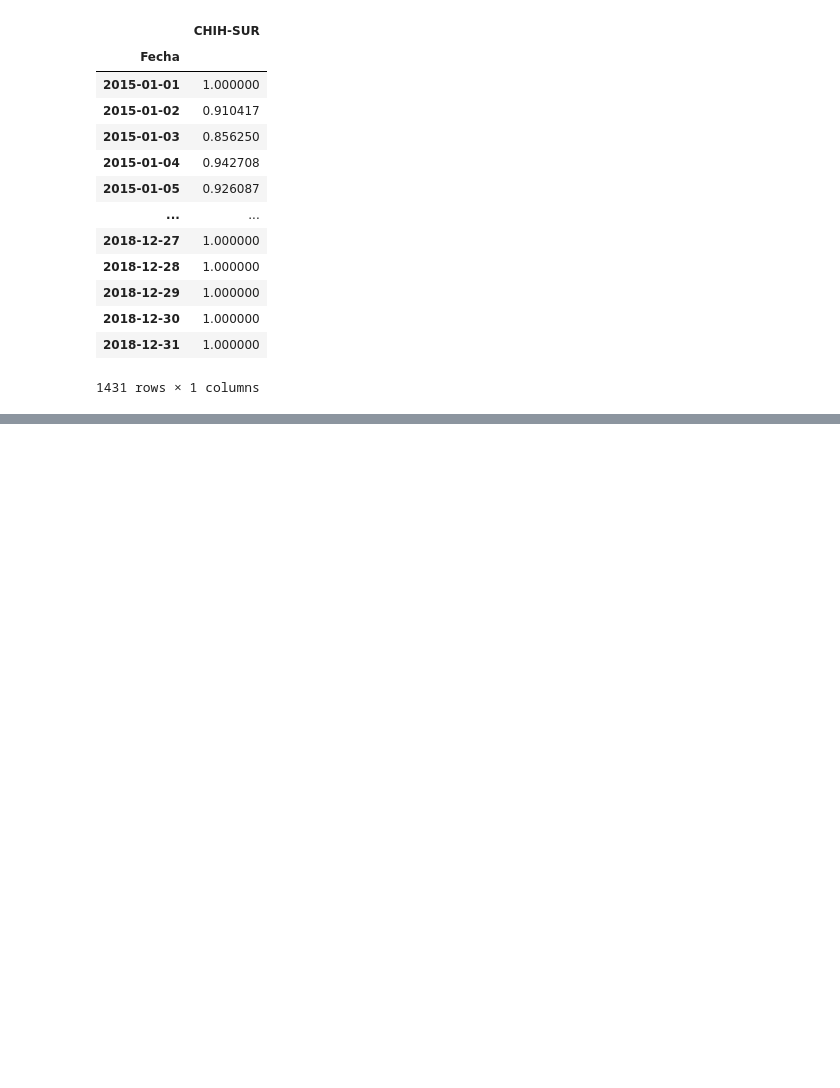
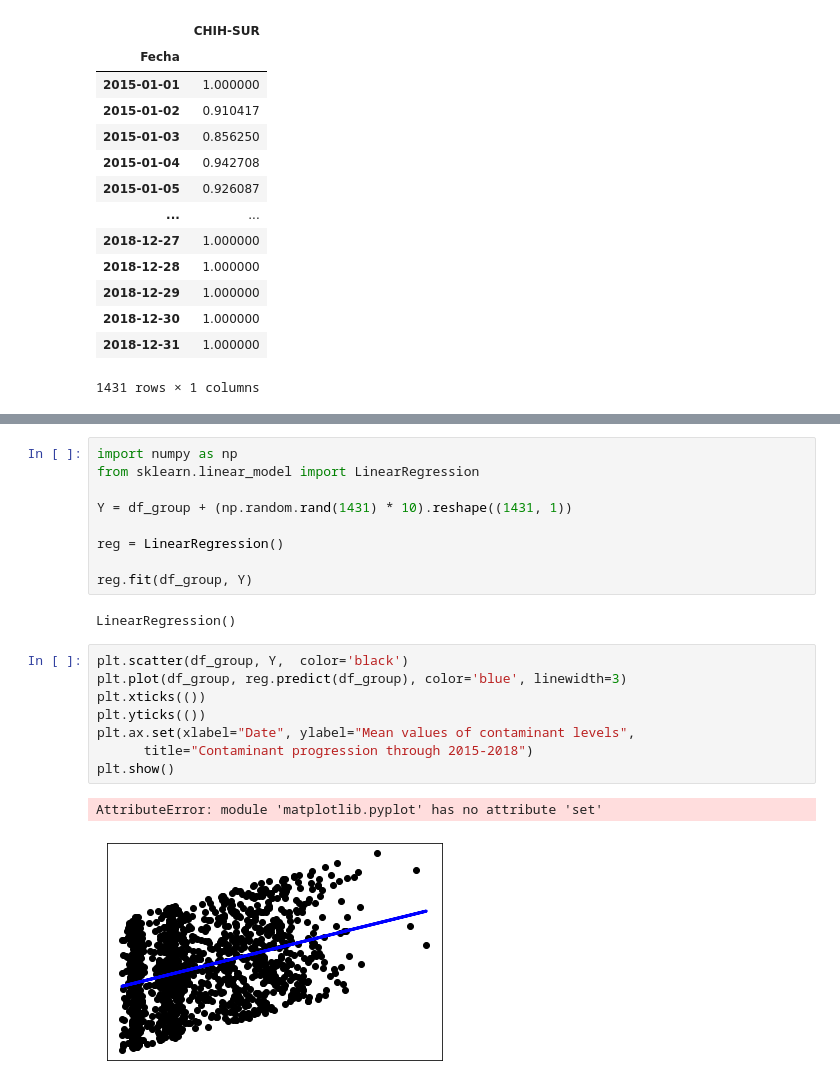
Before and after one commit to RedBrickBurrito/Proyecto_FInal_Lenguajes, a Jupyter notebook: Untitled.ipynb, the cells around one changed output, grey strips where cells are left out. Drawn from its saved outputs; the diff is of its cells as text; blank space fills up the shorter version.

Commit message:
added linear regression

```diff
--- a/Untitled.ipynb
+++ b/Untitled.ipynb
@@ -140,0 +128,22 @@ plt.show()
+# %%
+import numpy as np
+from sklearn.linear_model import LinearRegression
+
+Y = df_group + (np.random.rand(1431) * 10).reshape((1431, 1))
+
+reg = LinearRegression()
+
+reg.fit(df_group, Y)
+# %% [output]
+LinearRegression()
+# %%
+plt.scatter(df_group, Y,  color='black')
+plt.plot(df_group, reg.predict(df_group), color='blue', linewidth=3)
+plt.xticks(())
+plt.yticks(())
+plt.ax.set(xlabel="Date", ylabel="Mean values of contaminant levels",
+      title="Contaminant progression through 2015-2018")
+plt.show()
+# %% [output]
+AttributeError: module 'matplotlib.pyplot' has no attribute 'set'
+[figure, added]
```
Also changed, not shown: parts of 4 cells of this notebook.
